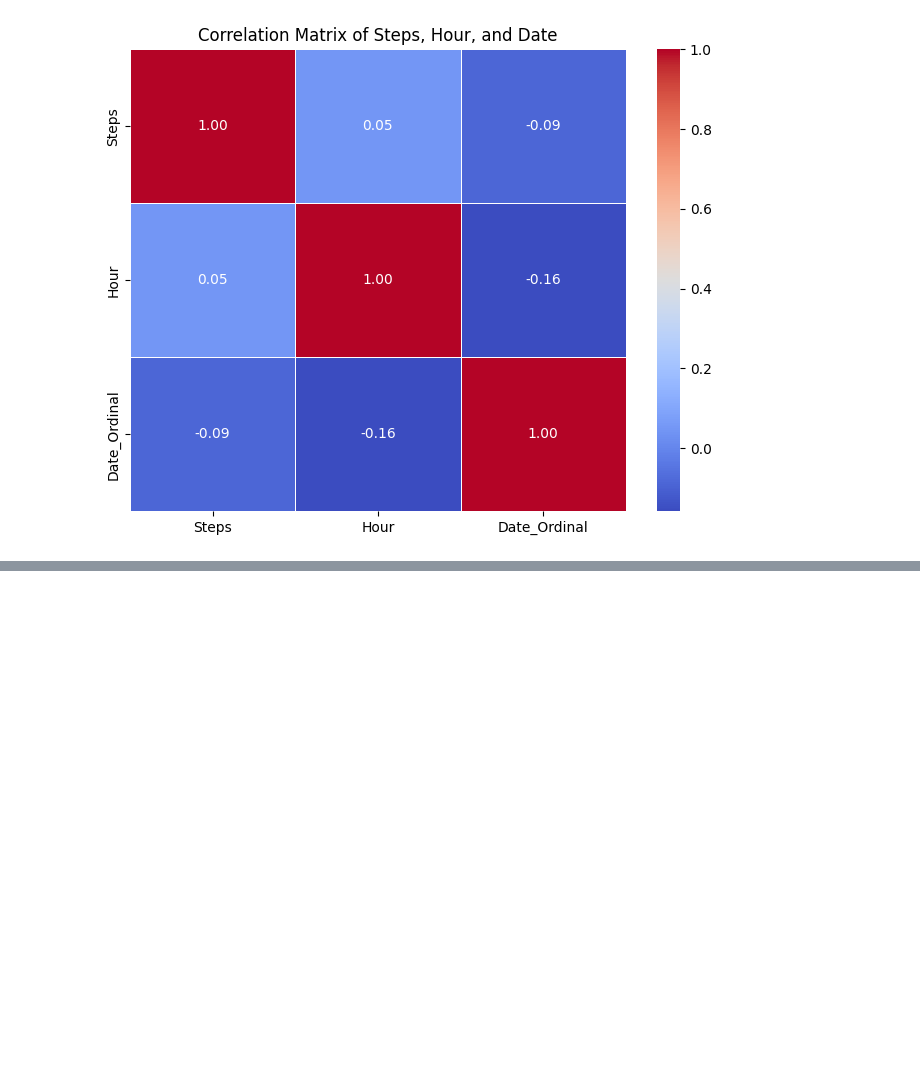
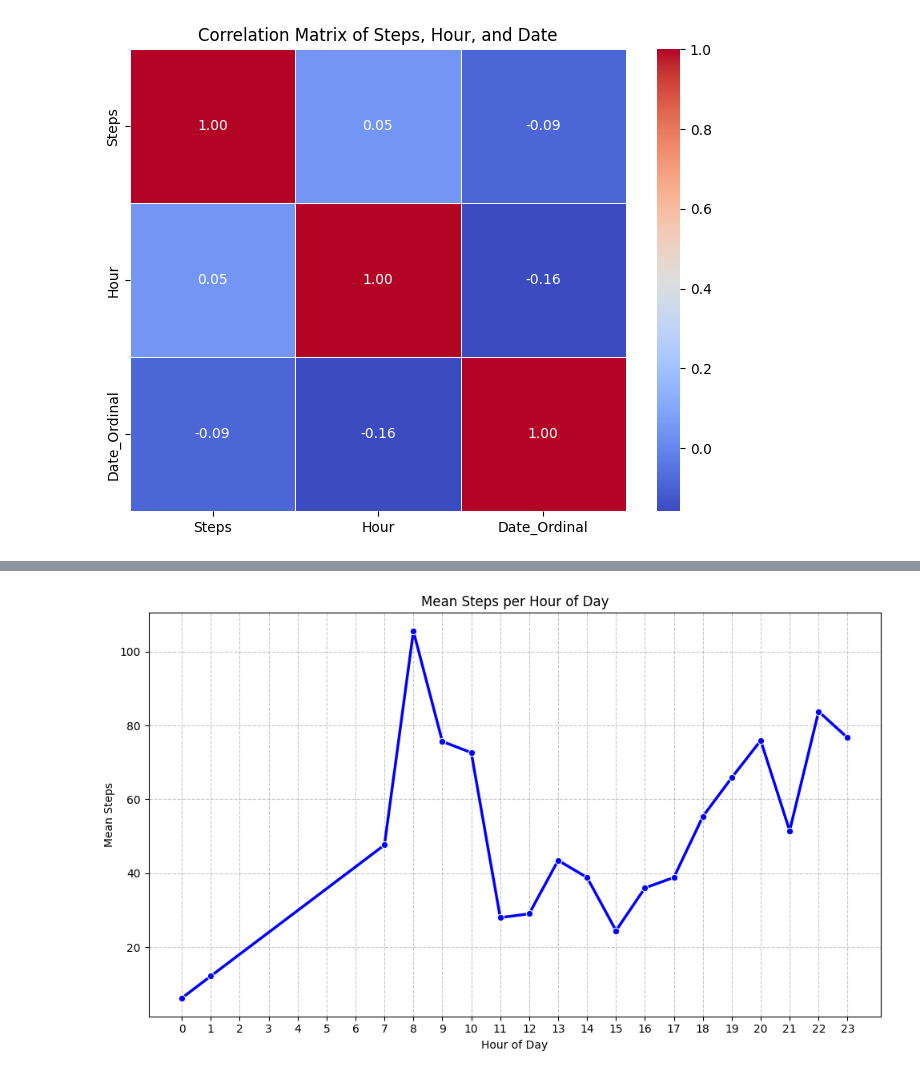
Before and after one commit to Atul723/colab_sheets, a Jupyter notebook: steps.ipynb, the cells around one changed output, grey strips where cells are left out. Saved outputs shown, nothing was run; the diff lists cells and outputs as text; code cells hidden in the pictures; blank space fills up the shorter version.

Commit message:
steps per hour analysis

```diff
--- a/steps.ipynb
+++ b/steps.ipynb
@@ -329,3 +329,10 @@ plt.title('Correlation Matrix of Steps, Hour, and Date')
 plt.show()
 # %% [output]
 [figure]
+# %%
+#The mean and standard deviation of 'Steps' grouped by 'Hour'
+hourly_stats = df.groupby('Hour')['Steps'].agg(['mean', 'std']).reset_index()
+
+
+print("Hourly Step Statistics (Mean and Standard Deviation):")
+display(hourly_stats)
@@ -331,0 +358,16 @@ plt.show()
+# %%
+import matplotlib.pyplot as plt
+import seaborn as sns
+
+#line plot of mean steps per hour
+plt.figure(figsize=(10, 6))
+sns.lineplot(data=hourly_stats, x='Hour', y='mean', marker='o', color='b', linewidth=2.5)
+plt.title('Mean Steps per Hour of Day')
+plt.xlabel('Hour of Day')
+plt.ylabel('Mean Steps')
+plt.grid(True, linestyle='--', alpha=0.7)
+plt.xticks(range(0, 24))
+plt.tight_layout()
+plt.show()
+# %% [output]
+[figure, added]
```
Also changed, not shown: parts of 1 cell of this notebook.
